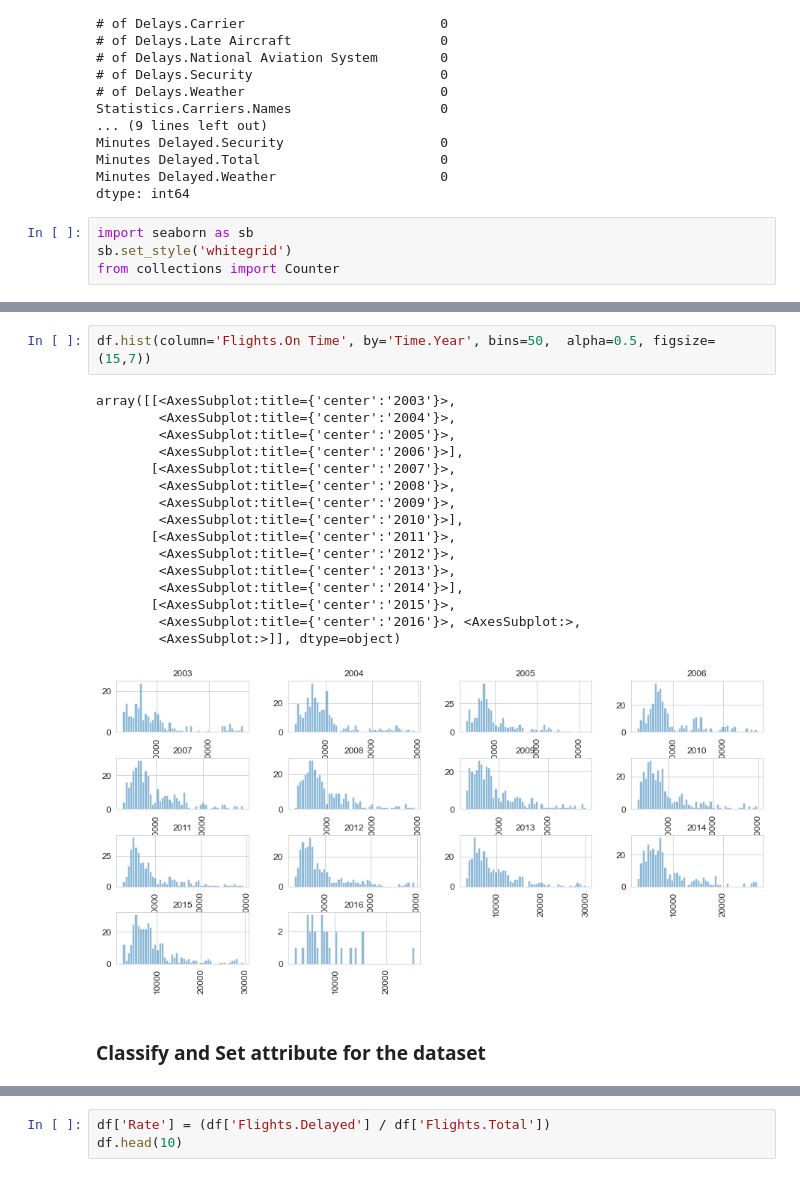
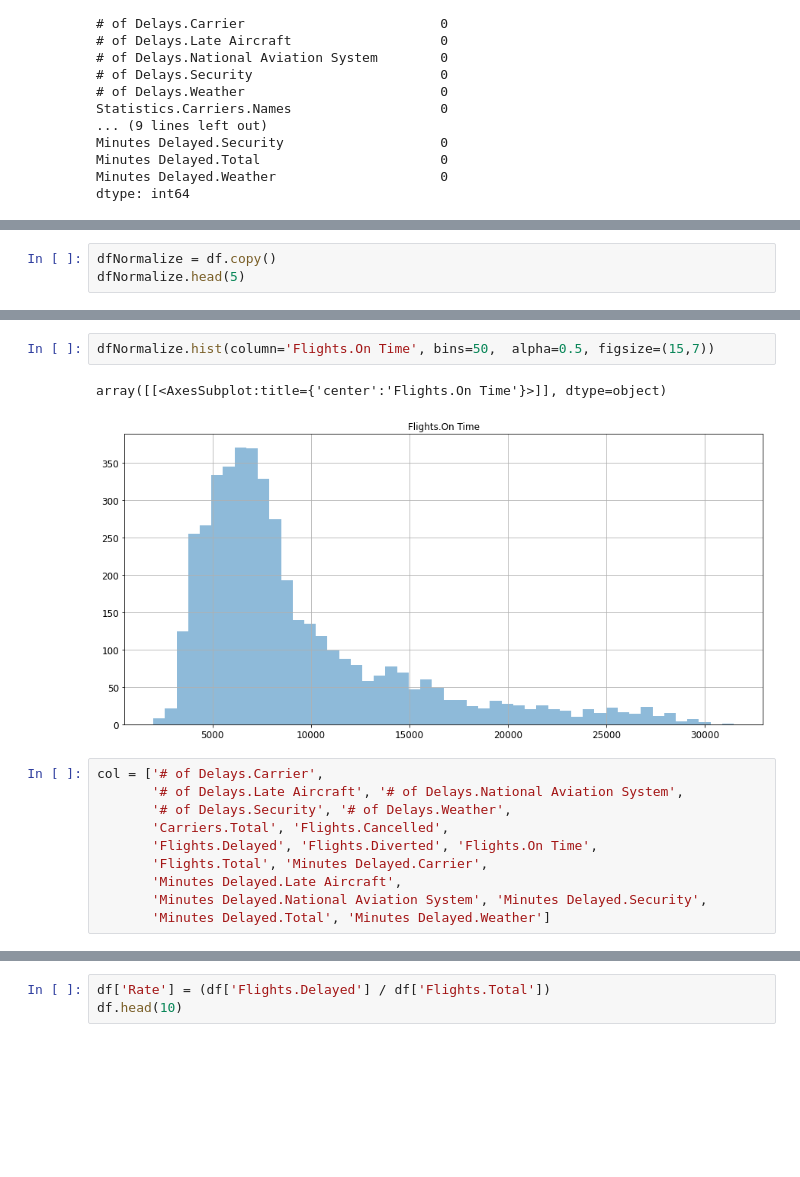
Before and after one commit to xiaomeiX/Project-Machine-Learning-, a Jupyter notebook: MLP2/ML-AirlinesDelays.ipynb, the cells around one changed output, grey strips where cells are left out. Drawn from its saved outputs; the diff is of its cells as text; blank space fills up the shorter version.

```diff
--- a/MLP2/ML-AirlinesDelays.ipynb
+++ b/MLP2/ML-AirlinesDelays.ipynb
@@ -167,7 +167,3 @@ Minutes Delayed.Security                    0
 Minutes Delayed.Total                       0
 Minutes Delayed.Weather                     0
 dtype: int64
-# %%
-import seaborn as sb
-sb.set_style('whitegrid')
-from collections import Counter
@@ -226,0 +226,3 @@ memory usage: 847.9+ KB
+# %%
+dfNormalize = df.copy()
+dfNormalize.head(5)
@@ -227,21 +237,15 @@ memory usage: 847.9+ KB
 # %%
-df.hist(column='Flights.On Time', by='Time.Year', bins=50,  alpha=0.5, figsize=(15,7))
+dfNormalize.hist(column='Flights.On Time', bins=50,  alpha=0.5, figsize=(15,7))
 # %% [output]
-array([[<AxesSubplot:title={'center':'2003'}>,
-        <AxesSubplot:title={'center':'2004'}>,
-        <AxesSubplot:title={'center':'2005'}>,
-        <AxesSubplot:title={'center':'2006'}>],
-       [<AxesSubplot:title={'center':'2007'}>,
-        <AxesSubplot:title={'center':'2008'}>,
-        <AxesSubplot:title={'center':'2009'}>,
-        <AxesSubplot:title={'center':'2010'}>],
-       [<AxesSubplot:title={'center':'2011'}>,
-        <AxesSubplot:title={'center':'2012'}>,
-        <AxesSubplot:title={'center':'2013'}>,
-        <AxesSubplot:title={'center':'2014'}>],
-       [<AxesSubplot:title={'center':'2015'}>,
-        <AxesSubplot:title={'center':'2016'}>, <AxesSubplot:>,
-        <AxesSubplot:>]], dtype=object)
+array([[<AxesSubplot:title={'center':'Flights.On Time'}>]], dtype=object)
-[figure, old version]
+[figure, new version]
-# %% [markdown]
-### Classify and Set attribute for the dataset
+# %%
+col = ['# of Delays.Carrier',
+       '# of Delays.Late Aircraft', '# of Delays.National Aviation System',
+       '# of Delays.Security', '# of Delays.Weather',
+       'Carriers.Total', 'Flights.Cancelled',
+       'Flights.Delayed', 'Flights.Diverted', 'Flights.On Time',
+       'Flights.Total', 'Minutes Delayed.Carrier',
+       'Minutes Delayed.Late Aircraft',
+       'Minutes Delayed.National Aviation System', 'Minutes Delayed.Security',
+       'Minutes Delayed.Total', 'Minutes Delayed.Weather']
```
Also changed, not shown: parts of 47 cells of this notebook, 3 other files.
